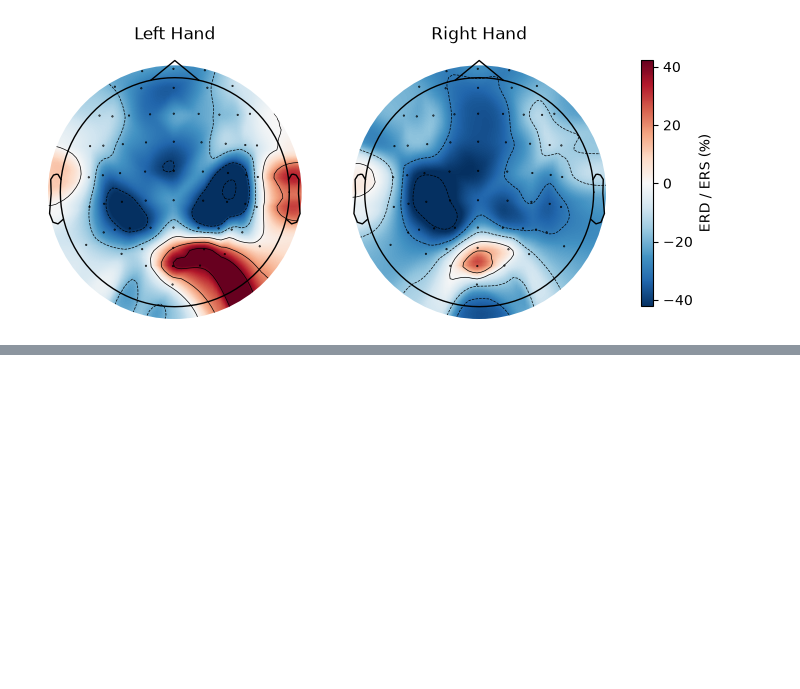
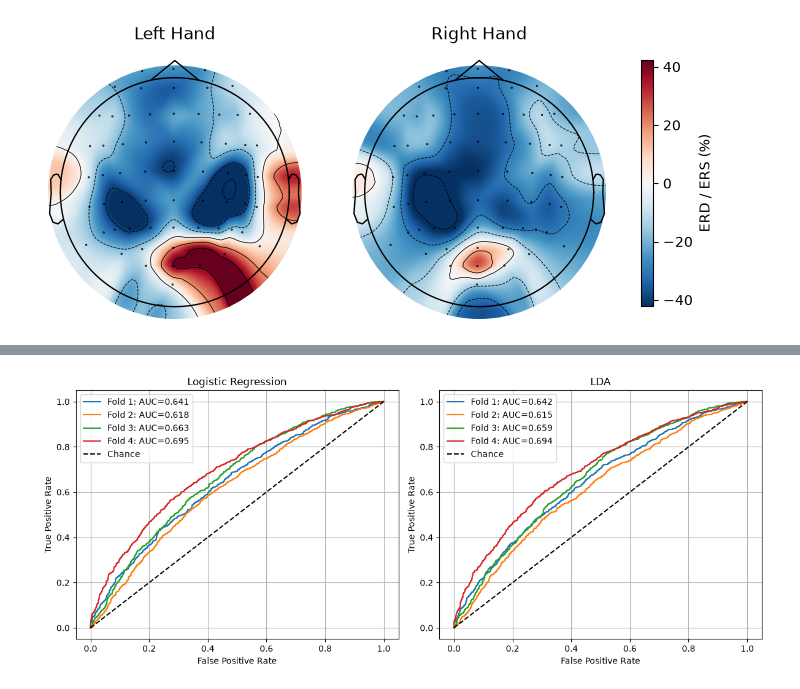
Before and after one commit to alarxx/BCI_Midterm_Project, a Jupyter notebook: project.ipynb, the cells around one changed output, grey strips where cells are left out. Cells and saved outputs as stored; diff of their text form; code cells hidden in the pictures; blank space fills up the shorter version.

```diff
--- a/project.ipynb
+++ b/project.ipynb
@@ -846,21 +846,21 @@ display(Image(
 # %% [markdown]
 #### Event-Related Desyncronization (ERD)
 # %%
-def mu_beta_power(epochs, tmin, tmax, channels=["C3", "C4"]):
+def band_power(epochs, tmin, tmax, fmin=8, fmax=30, channels=["C3", "C4"]):
     spectrum = epochs.copy().crop(tmin, tmax).compute_psd(
         method="welch",
         picks=channels,
-        fmin=8,
-        fmax=30,
+        fmin=fmin,
+        fmax=fmax,
         n_fft=512,
         n_per_seg=512,
         n_overlap=256
     )
     psd, freqs = spectrum.get_data(return_freqs=True)
-    return np.trapezoid(psd, freqs, axis=-1)
+    return np.trapezoid(psd, freqs, axis=-1) # sum
 
-baseline = mu_beta_power(filtered_epochs, tmin=-1.5, tmax=-0.5) # (200, 2)
-task = mu_beta_power(filtered_epochs, tmin=0.5, tmax=(3 - 1 / raw.info["sfreq"])) # (200, 2)
+baseline = band_power(filtered_epochs, tmin=-1.5, tmax=-0.5) # (200, 2)
+task = band_power(filtered_epochs, tmin=0.5, tmax=(3 - 1 / raw.info["sfreq"])) # (200, 2)
 
 # Relative power change (%)
 erd = (task - baseline) / baseline * 100 # (200, 2)
@@ -885,8 +885,8 @@ Right Hand:
 # %%
 channels = filtered_epochs.ch_names
 
-baseline = mu_beta_power(filtered_epochs, -1.5, -0.5, channels)
-task = mu_beta_power(filtered_epochs, 0.5, 2.5, channels)
+baseline = band_power(filtered_epochs, tmin=-1.5, tmax=-0.5, channels=channels)
+task = band_power(filtered_epochs, tmin=0.5, tmax=2.5, channels=channels)
 
 erd = (task - baseline) / baseline * 100
 
@@ -913,0 +1154,25 @@ Effective window size : 1.000 (s)
+# %%
+from sklearn.metrics import roc_curve
+
+fig, axes = plt.subplots(1, 2, figsize=(12, 5))
+
+for ax, (name, probs) in zip(axes, oof_predictions.items()):
+    for i, (_, test) in enumerate(cv.split(X_all, y_all, groups), 1):
+        fpr, tpr, _ = roc_curve(y_all[test], probs[test], pos_label=2)
+        auc = roc_auc_score(y_all[test], probs[test])
+
+        ax.plot(fpr, tpr, label=f"Fold {i}: AUC={auc:.3f}")
+
+    ax.plot([0, 1], [0, 1], "k--", label="Chance")
+    ax.set(
+        title=name,
+        xlabel="False Positive Rate",
+        ylabel="True Positive Rate"
+    )
+    ax.legend()
+    ax.grid()
+
+plt.tight_layout()
+plt.show()
+# %% [output]
+[figure, added]
```
Also changed, not shown: parts of 8 cells of this notebook.
